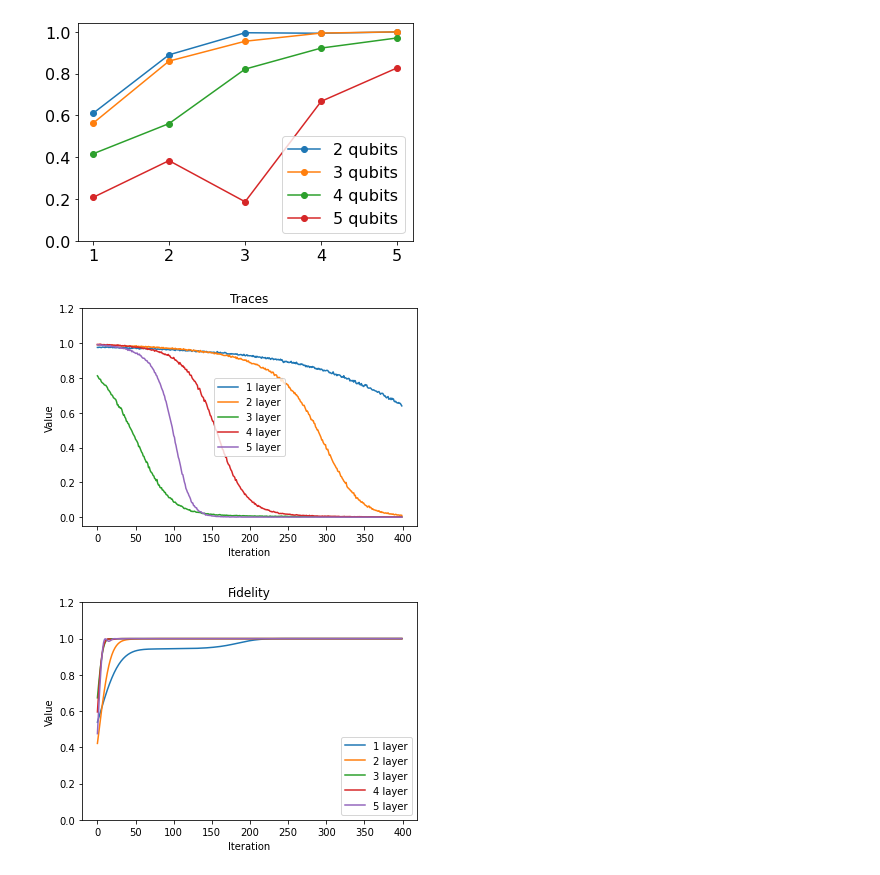
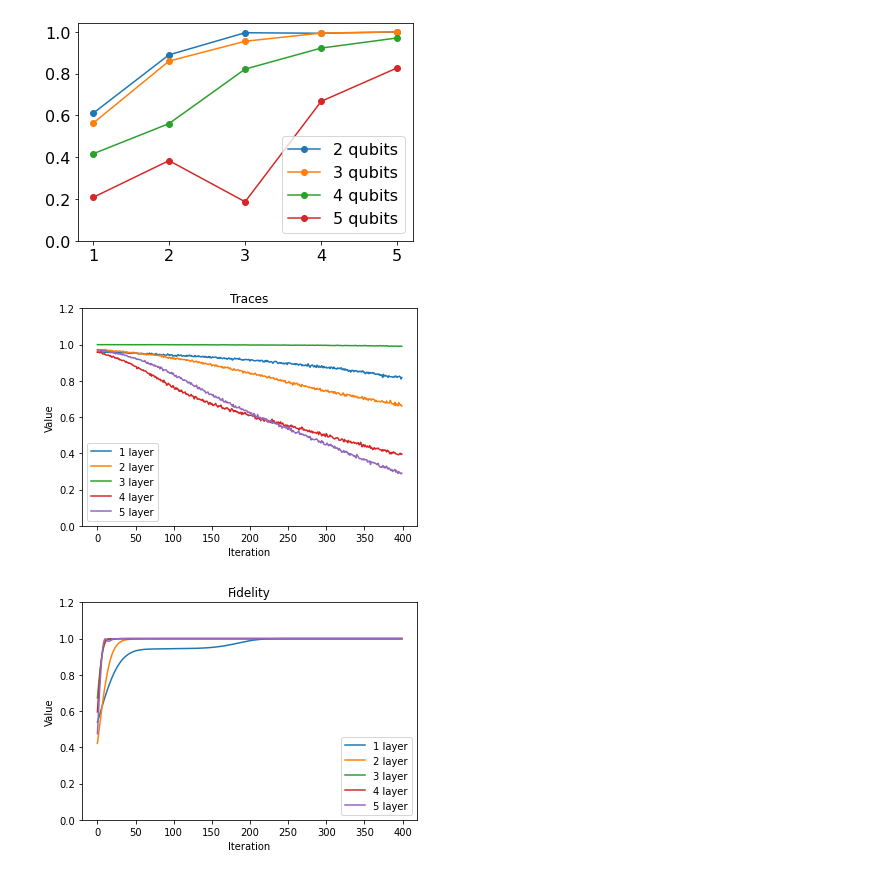
Before and after one commit to vutuanhai237/UC-VQA, a Jupyter notebook: codes/tomography/plot_compareW.ipynb, the cells around one changed output. Saved outputs shown, nothing was run; the diff lists cells and outputs as text; code cells hidden in the pictures.

```diff
--- a/codes/tomography/plot_compareW.ipynb
+++ b/codes/tomography/plot_compareW.ipynb
@@ -265,20 +265,20 @@ plt.show()
 # %%
 tracess = []
 
 for i in range(1, 6):
-    path = "../../experiments/tomography/tomography_walltoall_" + \
-        str(i) + '/' + str(2) + '/loss_values_qng.csv'
+    path = "../../experiments/tomography/tomography_wchain_" + \
+        str(i) + '/' + str(4) + '/loss_values.csv'
     loss_values = pd.read_csv(path, sep=",", header=None)
     plt.plot(loss_values, label=str(i) + ' layer')
 
 plt.xlabel('Iteration')
 plt.yticks(np.arange(0, 1.4, 0.2))
 plt.ylabel('Value')
 plt.title('Traces')
 plt.legend()
 plt.show()
 # %% [output]
-[figure, old version]
+[figure, new version]
 # %%
 tracess = []
 optimizer = 'adam'
```
Also changed, not shown: parts of 1 cell of this notebook, 30 other files.
